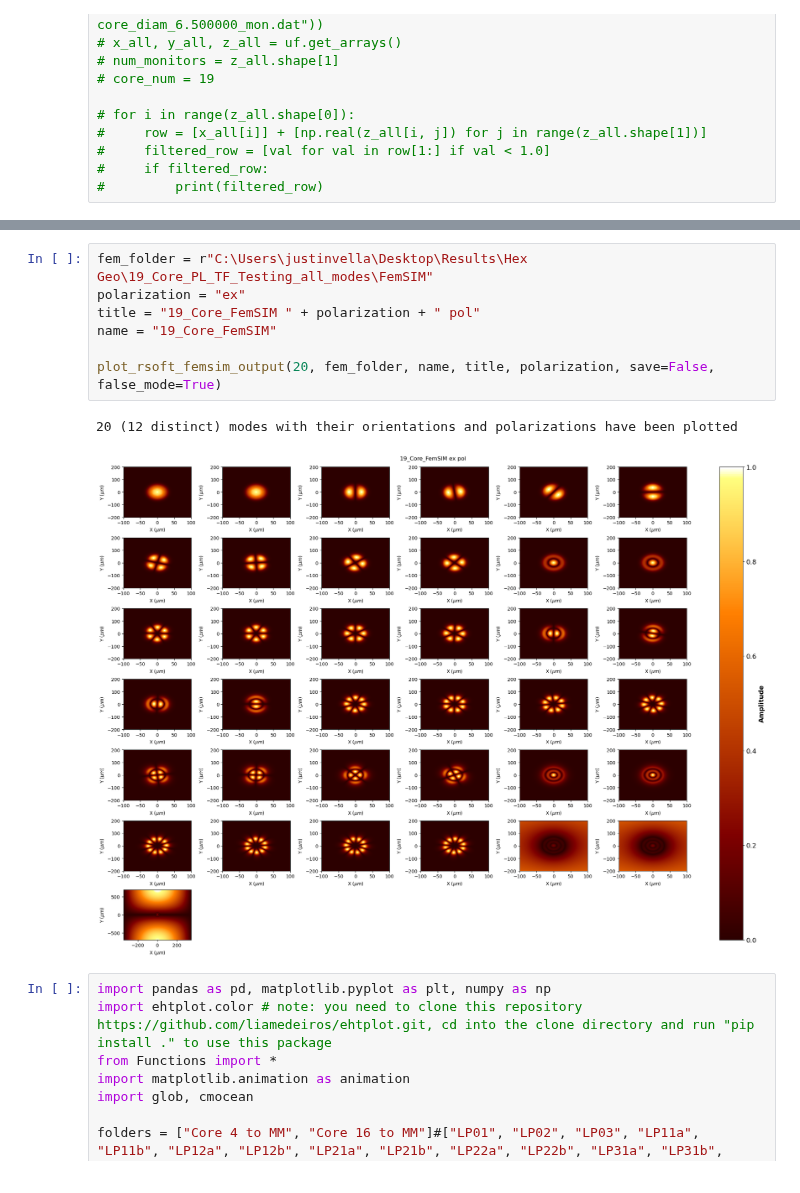
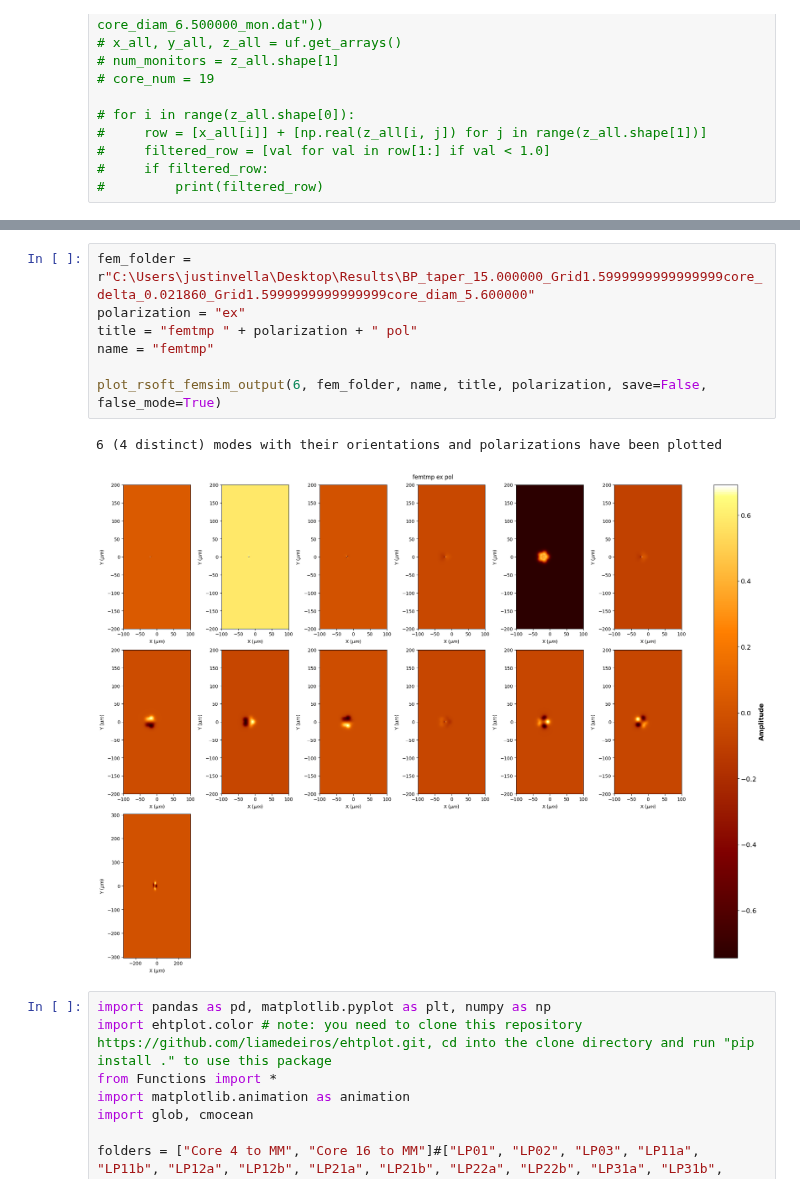
Before and after one commit to SAIL-Labs/RSoft-Automaton, a Jupyter notebook: Plotting_animating_modes.ipynb, the cells around one changed output, grey strips where cells are left out. Drawn from its saved outputs; the diff is of its cells as text.

```diff
--- a/Plotting_animating_modes.ipynb
+++ b/Plotting_animating_modes.ipynb
@@ -78,13 +136,13 @@ EmptyDataError: No columns to parse from file
 # %%
-fem_folder = r"C:\Users\justinvella\Desktop\Results\Hex Geo\19_Core_PL_TF_Testing_all_modes\FemSIM"
+fem_folder = r"C:\Users\justinvella\Desktop\Results\BP_taper_15.000000_Grid1.5999999999999999core_delta_0.021860_Grid1.5999999999999999core_diam_5.600000"
 polarization = "ex"
-title = "19_Core_FemSIM " + polarization + " pol"
-name = "19_Core_FemSIM"
+title = "femtmp " + polarization + " pol"
+name = "femtmp"
 
-plot_rsoft_femsim_output(20, fem_folder, name, title, polarization, save=False, false_mode=True)
+plot_rsoft_femsim_output(6, fem_folder, name, title, polarization, save=False, false_mode=True)
 # %% [output]
-20 (12 distinct) modes with their orientations and polarizations have been plotted
+6 (4 distinct) modes with their orientations and polarizations have been plotted
-[figure, old version]
+[figure, new version]
 # %%
 import pandas as pd, matplotlib.pyplot as plt, numpy as np
 import ehtplot.color # note: you need to clone this repository https://github.com/liamedeiros/ehtplot.git, cd into the clone directory and run "pip install ." to use this package
```
Also changed, not shown: parts of 3 cells of this notebook, 22 other files.
